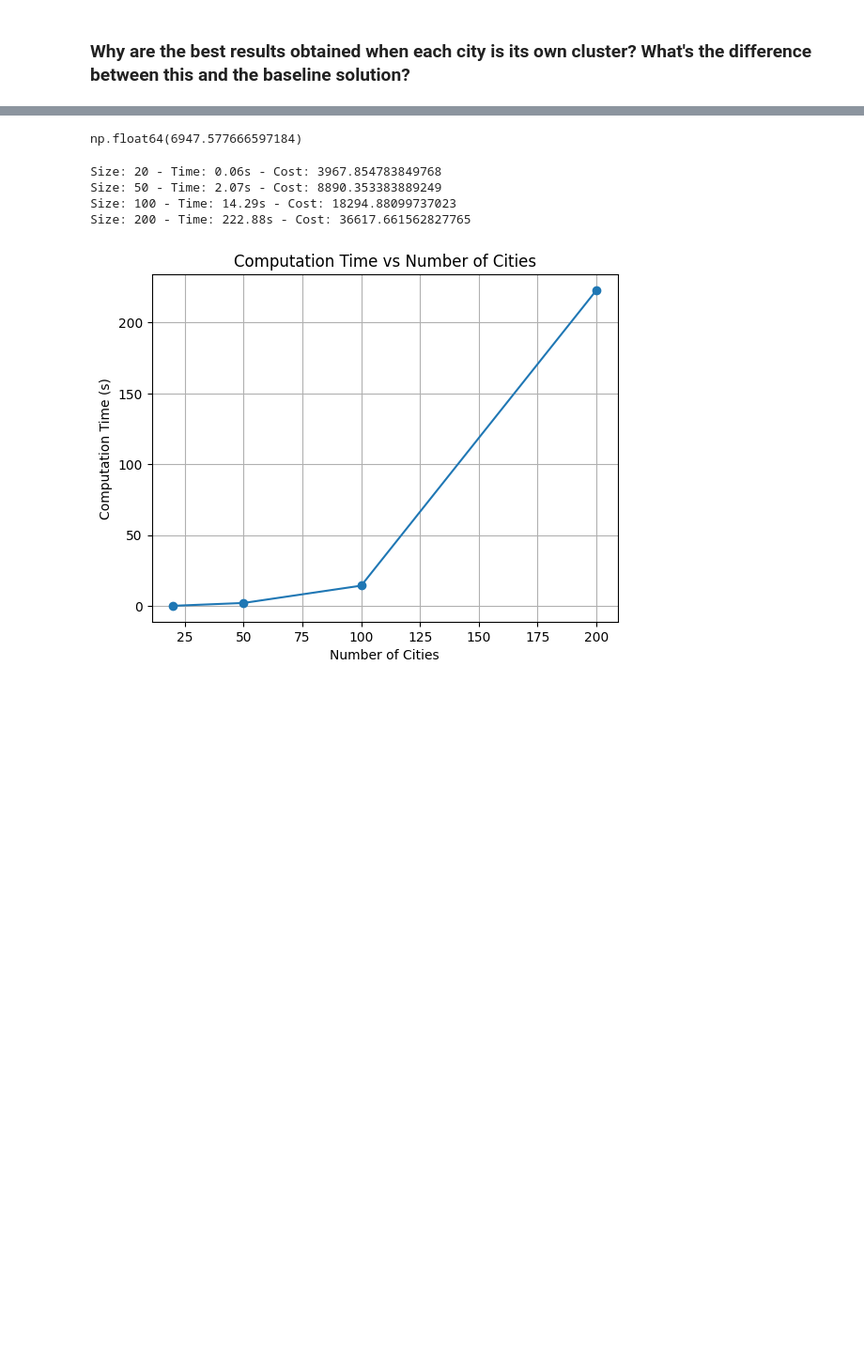
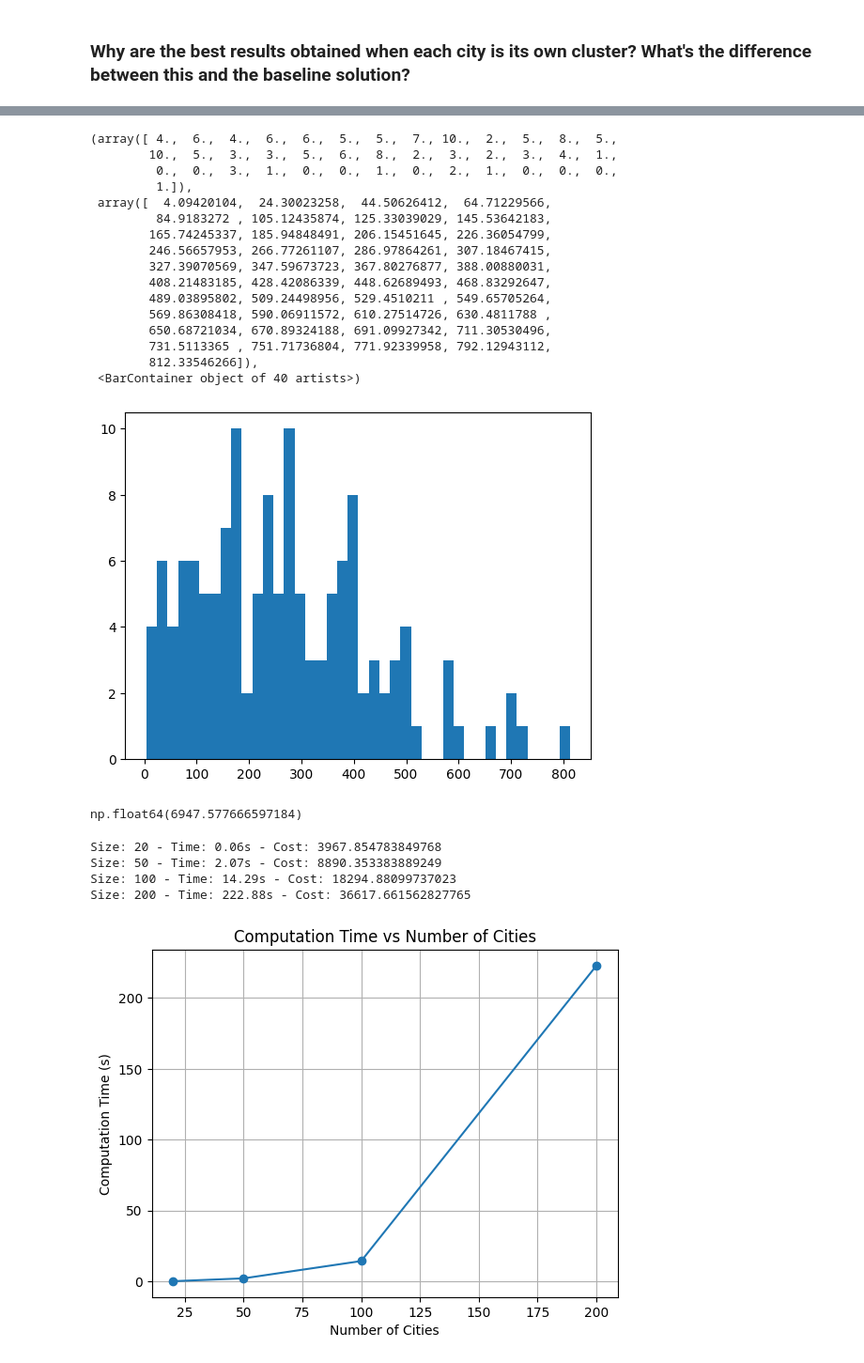
Before and after one commit to alberto467/CI2025_project, a Jupyter notebook: problem.ipynb, the cells around one changed output, grey strips where cells are left out. Shown at 94% size. Drawn from its saved outputs; the diff is of its cells as text; code cells hidden in the pictures; blank space fills up the shorter version.

```diff
--- a/problem.ipynb
+++ b/problem.ipynb
@@ -47,3 +56,0 @@ P_ext = ExtProblem(P)
-# %%
-sol, cl, _ = cluster_solve(P_ext)
-calc_solution_cost(sol, P)
@@ -62,3 +242,24 @@ KeyboardInterrupt:
+# %%
+gold_costs = [ cl.get_gold_cost(P_ext) for cl in best.state ]
+plt.hist(gold_costs, bins=40)
+# %% [output]
+(array([ 4.,  6.,  4.,  6.,  6.,  5.,  5.,  7., 10.,  2.,  5.,  8.,  5.,
+        10.,  5.,  3.,  3.,  5.,  6.,  8.,  2.,  3.,  2.,  3.,  4.,  1.,
+         0.,  0.,  3.,  1.,  0.,  0.,  1.,  0.,  2.,  1.,  0.,  0.,  0.,
+         1.]),
+ array([  4.09420104,  24.30023258,  44.50626412,  64.71229566,
+         84.9183272 , 105.12435874, 125.33039029, 145.53642183,
+        165.74245337, 185.94848491, 206.15451645, 226.36054799,
+        246.56657953, 266.77261107, 286.97864261, 307.18467415,
+        327.39070569, 347.59673723, 367.80276877, 388.00880031,
+        408.21483185, 428.42086339, 448.62689493, 468.83292647,
+        489.03895802, 509.24498956, 529.4510211 , 549.65705264,
+        569.86308418, 590.06911572, 610.27514726, 630.4811788 ,
+        650.68721034, 670.89324188, 691.09927342, 711.30530496,
+        731.5113365 , 751.71736804, 771.92339958, 792.12943112,
+        812.33546266]),
+ <BarContainer object of 40 artists>)
+[figure, added]
 # %%
 np.float64(6947.577666597184)
 # %% [output]
```
Also changed, not shown: parts of 36 cells of this notebook, 13 other files.
